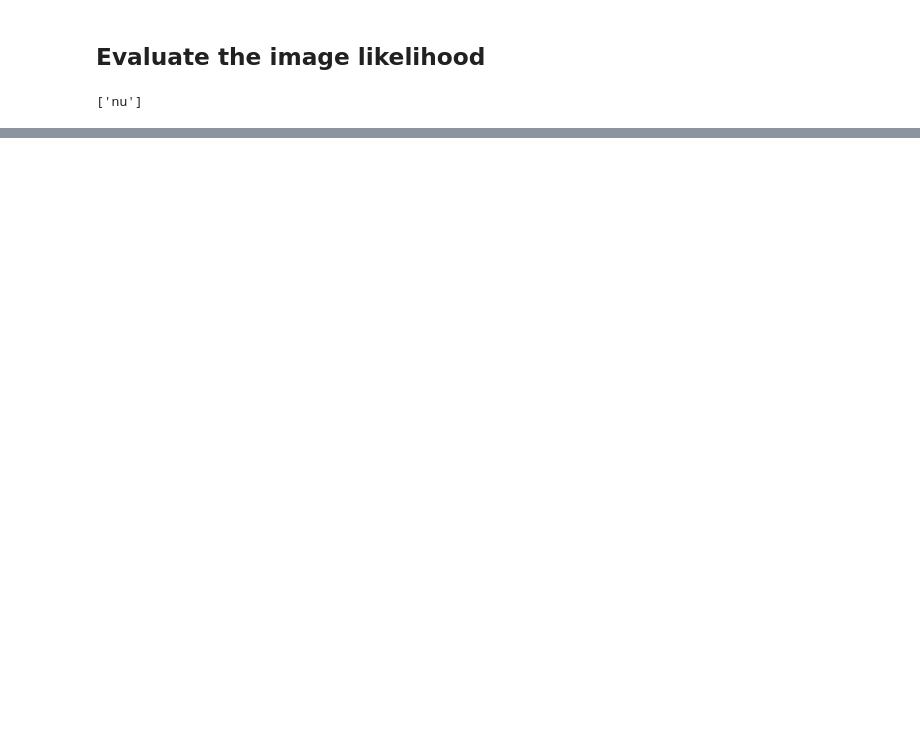
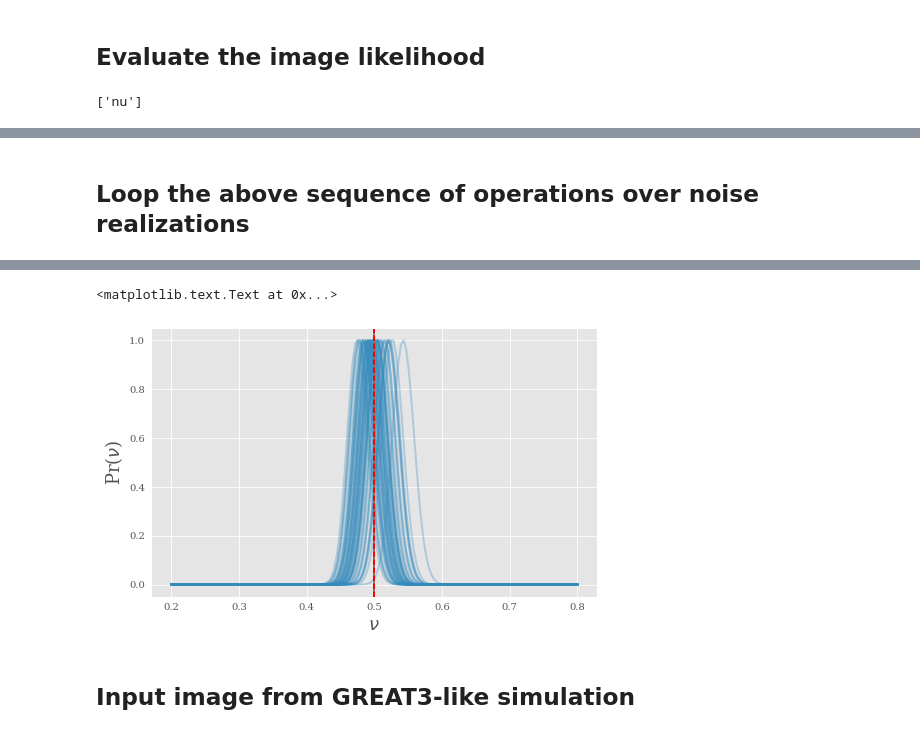
Before and after one commit to mdschneider/JIF, a Jupyter notebook: devel/debug_roaster_bias/roaster_bias_test.ipynb, the cells around one changed output, grey strips where cells are left out. Cells and saved outputs as stored; diff of their text form; code cells hidden in the pictures; blank space fills up the shorter version.

```diff
--- a/devel/debug_roaster_bias/roaster_bias_test.ipynb
+++ b/devel/debug_roaster_bias/roaster_bias_test.ipynb
@@ -72,0 +73,19 @@ plt.ylabel(r"Pr($\nu$)")
+# %% [markdown]
+## Loop the above sequence of operations over noise realizations
+# %%
+niter = 50
+nu_ml = 0.0
+
+fig = plt.figure(figsize=(8, 8/1.618))
+for inoise in xrange(niter):
+    images = rstr.render_model_images(nimages=1, nx=[80], ny=[80],
+                                      tel_names=['LSST'], psfs=['model'], noise_var=1.e2)
+    lnp = np.array([rstr([nu_i]) for nu_i in nu])
+    nu_ml += nu[np.argmax(lnp)]
+    plt.plot(nu, np.exp(lnp - np.max(lnp)), color="#348ABD", alpha=0.3)
+nu_ml /= niter
+plt.axvline(0.5, color='grey')
+plt.axvline(nu_ml, color='red', linestyle='dashed')
+plt.xlabel(r"$\nu$", fontsize=18)
+plt.ylabel(r"Pr($\nu$)", fontsize=18)
+# %% [output]
@@ -72,0 +109,4 @@ plt.ylabel(r"Pr($\nu$)")
+<matplotlib.text.Text at 0x...>
+[figure, added]
+# %% [markdown]
+## Input image from GREAT3-like simulation
```
Also changed, not shown: parts of 20 cells of this notebook, 3 other files.
